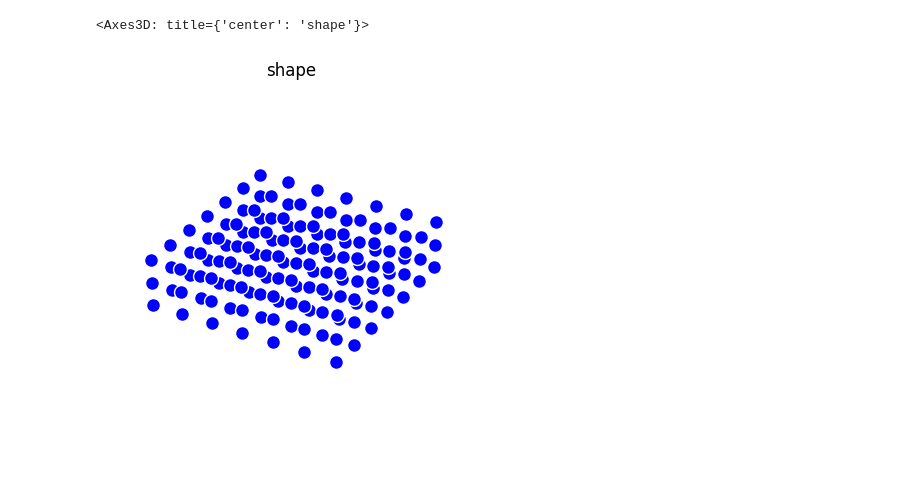
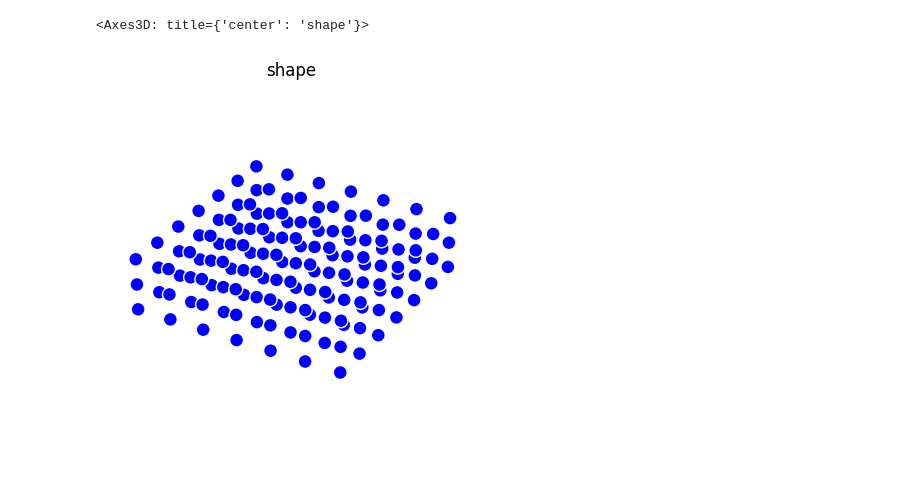
Before and after one commit to mbaranr/gnca_growing, a Jupyter notebook: notebooks/shapes.ipynb, the cells around one changed output. Saved outputs shown, nothing was run; the diff lists cells and outputs as text; code cells hidden in the pictures.

```diff
--- a/notebooks/shapes.ipynb
+++ b/notebooks/shapes.ipynb
@@ -7,14 +7,14 @@ from utils.plots import *
 from utils.operations import E2G
 # %%
 length = 7
-coords, E = create_cubic_canvas(length, 1)
+coords, E = create_3d_canvas(length, 1)
 G = E2G(E, pow(length, 3))
 # target = create_cube_mask(length)
 # target = create_pyramid_mask(length)
 # target = create_cylinder_mask(length, 4, length)
-target = create_wall_mask(length, 2)
+target = create_cuboid_mask(length, 2)
 # %%
-plot_3d_G(G, coords, "shape", transparent=True, show_edges=False, angle=30, node_alpha=target)
+plot_3d_G(G, coords, "shape", transparent=True, show_edges=False, angle=30, node_alpha=target, axis_range=1)
 # %% [output]
 <Axes3D: title={'center': 'shape'}>
-[figure, old version]
+[figure, new version]
```
Also changed, not shown: parts of 2 cells of this notebook, 11 other files.
